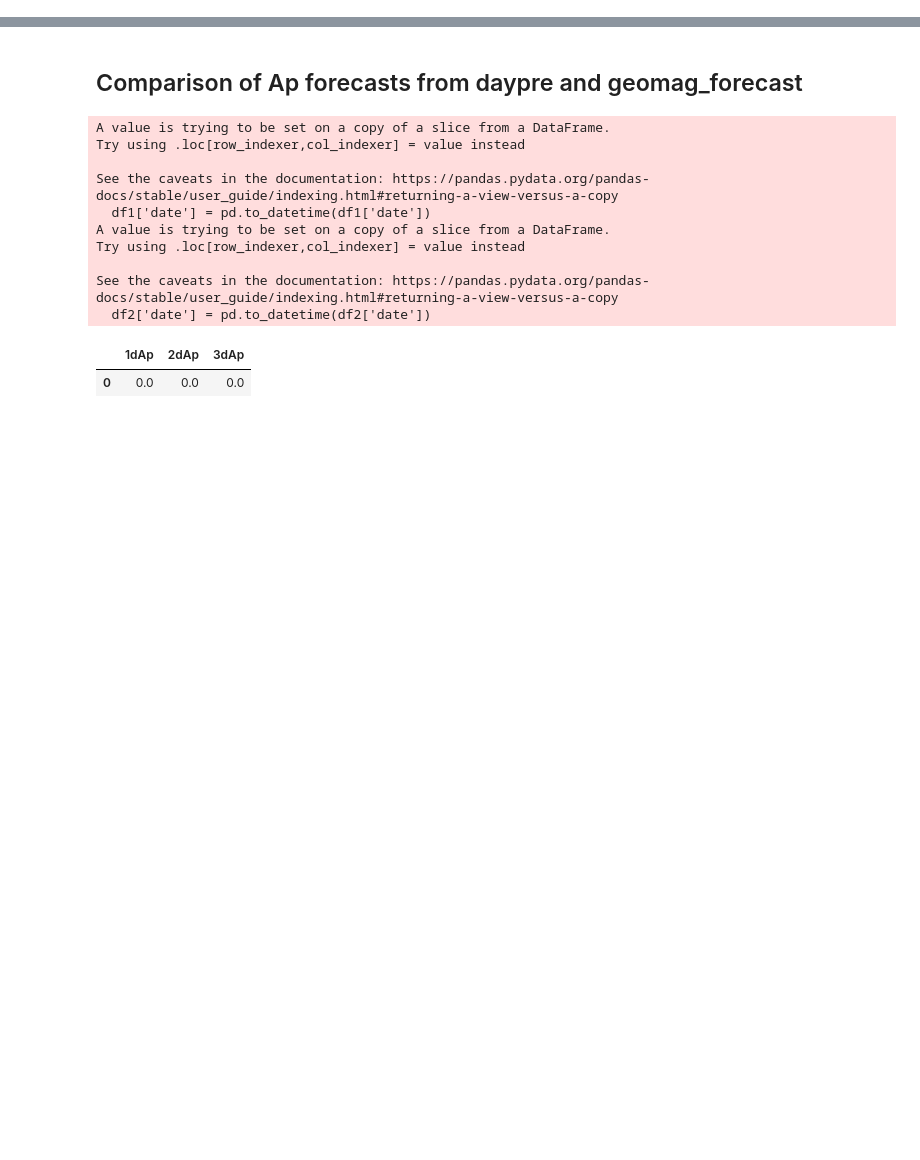
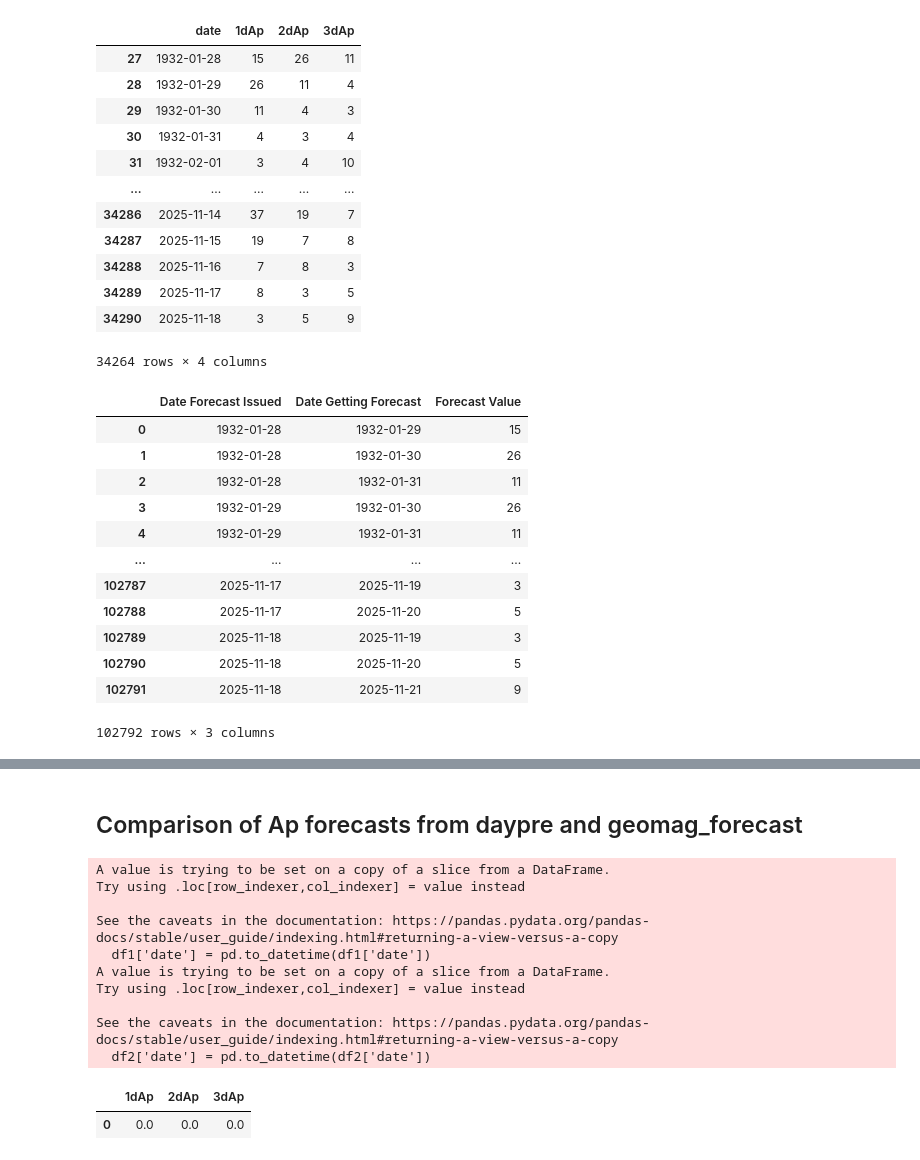
Before and after one commit to HenryJordan500/KpAp-forecast-verification, a Jupyter notebook: notebooks/forecast_analysis.ipynb, the cells around one changed output, grey strips where cells are left out. Cells and saved outputs as stored; diff of their text form; code cells hidden in the pictures; blank space fills up the shorter version.

```diff
--- a/notebooks/forecast_analysis.ipynb
+++ b/notebooks/forecast_analysis.ipynb
@@ -231,0 +299,32 @@ def Kp_RMSE_plot(df_RMSE_Kp, report):
+# %%
+df_Ap_recurrence = create_3day_Ap_recurrence_forecast()
+unpacked_Ap_forecast = unpack_Ap_forecast_df(df_Ap_forecast=df_Ap_recurrence)
+display(df_Ap_recurrence)
+display(unpacked_Ap_forecast)
+# %% [output]
+|  | date | 1dAp | 2dAp | 3dAp |
+| 27 | 1932-01-28 | 15 | 26 | 11 |
+| 28 | 1932-01-29 | 26 | 11 | 4 |
+| 29 | 1932-01-30 | 11 | 4 | 3 |
+| 30 | 1932-01-31 | 4 | 3 | 4 |
+| 31 | 1932-02-01 | 3 | 4 | 10 |
+| ... | ... | ... | ... | ... |
+| 34286 | 2025-11-14 | 37 | 19 | 7 |
+| 34287 | 2025-11-15 | 19 | 7 | 8 |
+| 34288 | 2025-11-16 | 7 | 8 | 3 |
+| 34289 | 2025-11-17 | 8 | 3 | 5 |
+| 34290 | 2025-11-18 | 3 | 5 | 9 |
+34264 rows × 4 columns
+|  | Date Forecast Issued | Date Getting Forecast | Forecast Value |
+| 0 | 1932-01-28 | 1932-01-29 | 15 |
+| 1 | 1932-01-28 | 1932-01-30 | 26 |
+| 2 | 1932-01-28 | 1932-01-31 | 11 |
+| 3 | 1932-01-29 | 1932-01-30 | 26 |
+| 4 | 1932-01-29 | 1932-01-31 | 11 |
+| ... | ... | ... | ... |
+| 102787 | 2025-11-17 | 2025-11-19 | 3 |
+| 102788 | 2025-11-17 | 2025-11-20 | 5 |
+| 102789 | 2025-11-18 | 2025-11-19 | 3 |
+| 102790 | 2025-11-18 | 2025-11-20 | 5 |
+| 102791 | 2025-11-18 | 2025-11-21 | 9 |
+102792 rows × 3 columns
```
Also changed, not shown: parts of 6 cells of this notebook, 29 other files.
